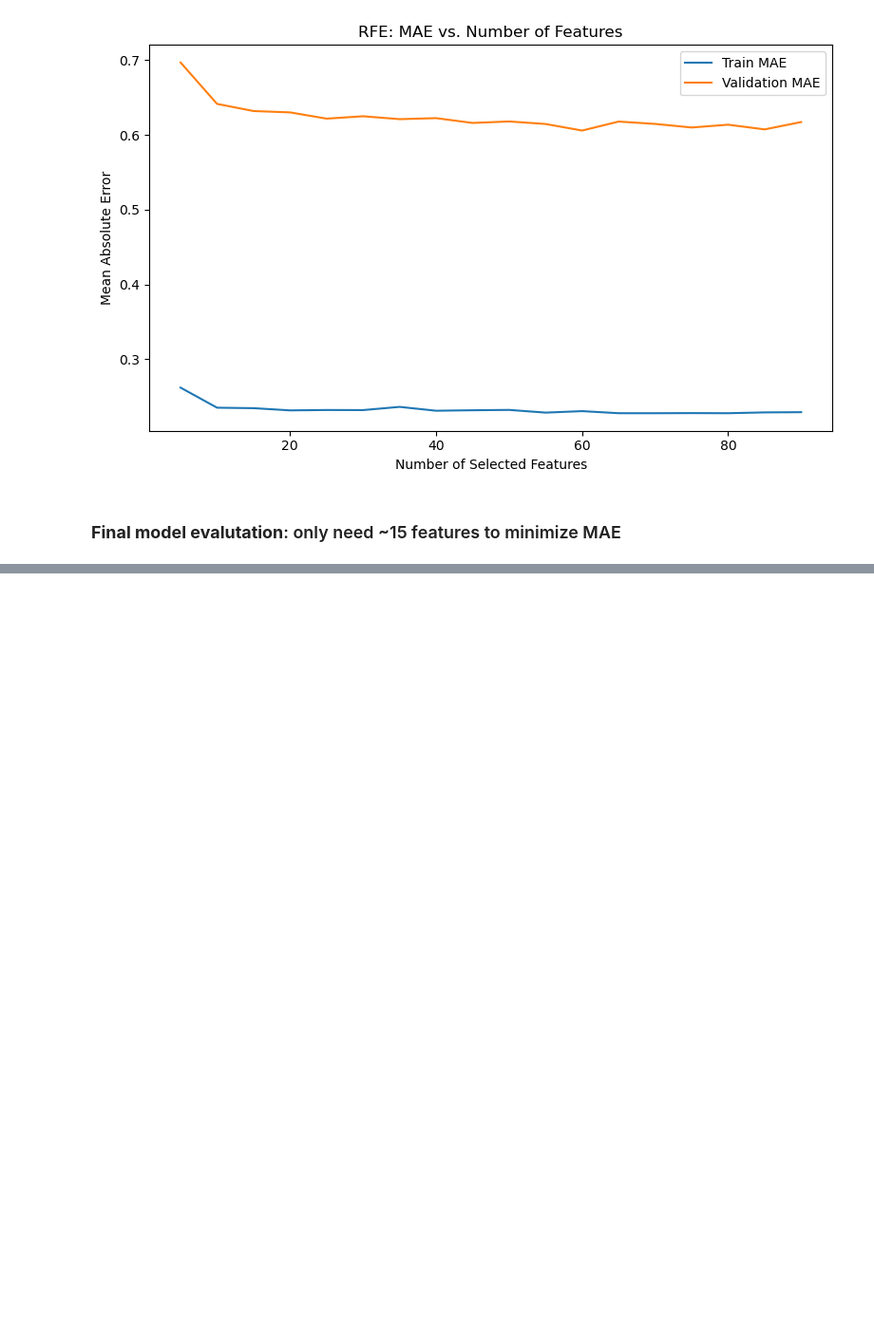
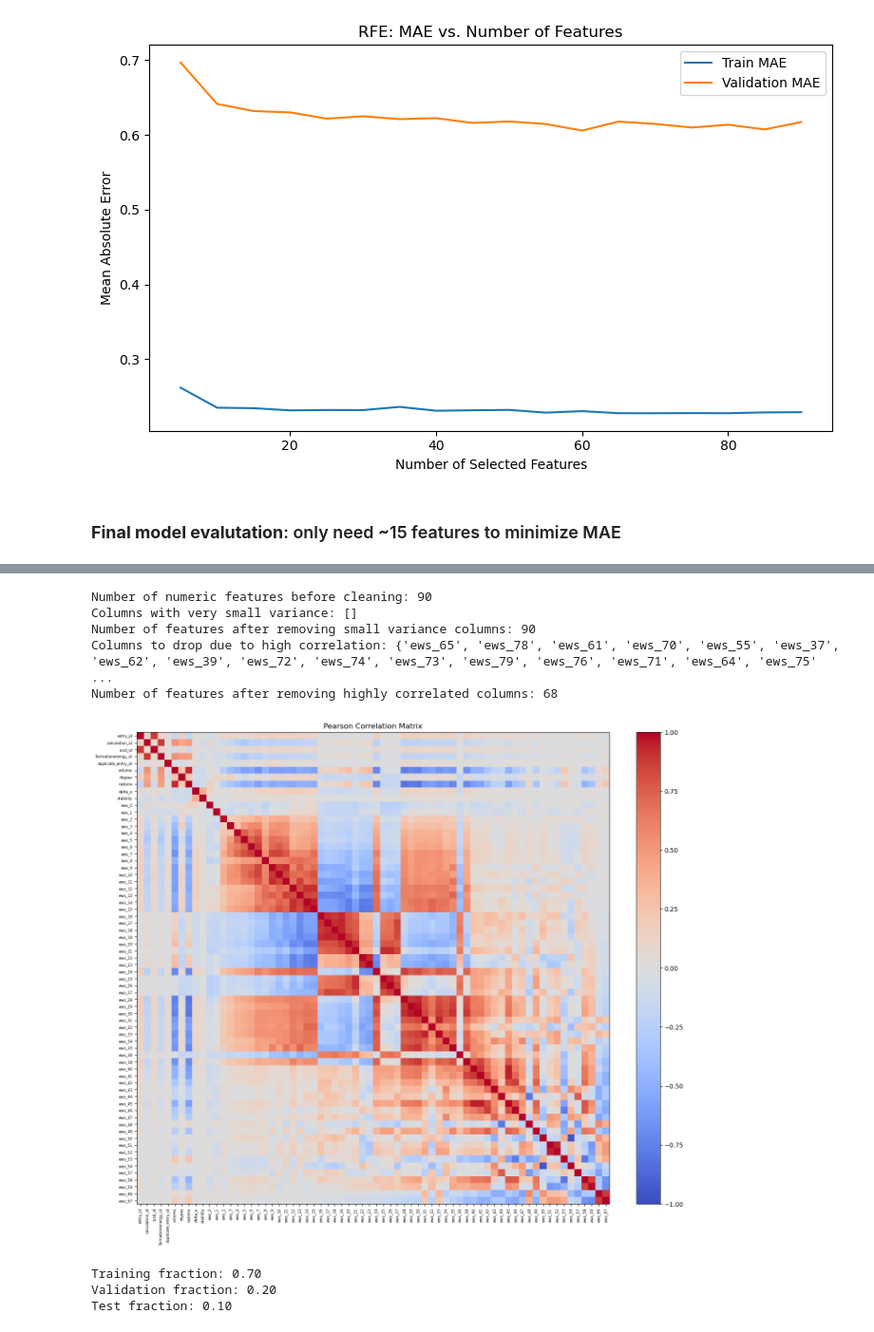
Before and after one commit to coenradtt/ML4MSD-HW-CoenradtT, a Jupyter notebook: Final Project/Final_project_template.ipynb, the cells around one changed output, grey strips where cells are left out. Shown at 95% size. Drawn from its saved outputs; the diff is of its cells as text; code cells hidden in the pictures; blank space fills up the shorter version.

```diff
--- a/Final Project/Final_project_template.ipynb
+++ b/Final Project/Final_project_template.ipynb
@@ -1140,0 +541,3 @@ List of available DScribe featurizers: [link](https://singroup.github.io/dscribe
+# %%
+df_comp1 = df_oxides.copy()
+df_comp1.head()
@@ -1140,0 +621,5 @@ List of available DScribe featurizers: [link](https://singroup.github.io/dscribe
+# %%
+ews_columns = [f'ews_{i}' for i in range(ews_matrices.shape[1])]
+df_featurized_ews = df_structure.copy() #NEED TO COPY DF_STRUCTURE NOT MPIDS
+df_featurized_ews[ews_columns] = pd.DataFrame(ews_matrices, index=df_featurized_ews.index)
+df_featurized_ews.head()
@@ -1140,0 +634,71 @@ List of available DScribe featurizers: [link](https://singroup.github.io/dscribe
+# %%
+import matplotlib.pyplot as plt
+
+y = df_featurized_ews['band_gap']
+X_all_struc = df_featurized_ews.drop(columns=['band_gap', 'structure'])
+
+# Keep only numeric columns
+X_all_struc = X_all_struc.select_dtypes(include=[float, int])
+print("Number of numeric features before cleaning:", X_all_struc.shape[1])
+
+# Identify columns with very small variance and drop them
+small_var_cols_struc = X_all_struc.columns[X_all_struc.var() < 1e-5].tolist()
+print("Columns with very small variance:", small_var_cols_struc)
+X_all_struc = X_all_struc.drop(columns=small_var_cols_struc)
+
+# Compute correlation matrix
+corr_matrix_struc = X_all_struc.corr(method='pearson')
+print("Number of features after removing small variance columns:", X_all_struc.shape[1])
+
+# Remove highly correlated columns
+threshold = 0.99                    #lowered the threshold as a cheap way of eliminating features, lol
+to_drop_struc = set()
+for col in corr_matrix_struc.columns:
+    high_corr_struc = corr_matrix_struc.index[
+        (corr_matrix_struc[col].abs() > threshold) & (corr_matrix_struc.index != col)
+    ]
+    to_drop_struc.update(high_corr_struc)
+print("Columns to drop due to high correlation:", to_drop_struc)
+X_struc = X_all_struc.drop(columns=list(to_drop_struc))
+print("Number of features after removing highly correlated columns:", X_struc.shape[1])
+
+# Plot correlation matrix
+corr_matrix_struc = X_struc.corr(method='pearson')
+plt.figure(figsize=(16, 12))
+im = plt.imshow(corr_matrix_struc, cmap='coolwarm', vmin=-1, vmax=1)
+plt.colorbar(im, fraction=0.046, pad=0.04)
+plt.title('Pearson Correlation Matrix')
+plt.xticks(range(len(corr_matrix_struc.columns)), [str(c) for c in corr_matrix_struc.columns], rotation=90, fontsize=6)
+plt.yticks(range(len(corr_matrix_struc.columns)), [str(c) for c in corr_matrix_struc.columns], fontsize=6)
+plt.tight_layout()
+plt.show()
+# %% [output]
+Number of numeric features before cleaning: 90
+Columns with very small variance: []
+Number of features after removing small variance columns: 90
+Columns to drop due to high correlation: {'ews_65', 'ews_78', 'ews_61', 'ews_70', 'ews_55', 'ews_37', 'ews_62', 'ews_39', 'ews_72', 'ews_74', 'ews_73', 'ews_79', 'ews_76', 'ews_71', 'ews_64', 'ews_75' ...
+Number of features after removing highly correlated columns: 68
+[figure, added]
+# %%
+# SPLIT INTO TRAIN VALIDATION AND TEST
+from sklearn.preprocessing import StandardScaler
+from sklearn.model_selection import train_test_split
+
+scaler = StandardScaler()
+X_scaled = scaler.fit_transform(X_struc)
+
+test_fraction = 0.1
+validation_fraction = 0.2
+X_trainval, X_test, y_trainval, y_test = train_test_split(X_scaled, y,
+                                                          test_size=test_fraction,
+                                                          random_state=17)
+X_train, X_val, y_train, y_val = train_test_split(X_trainval, y_trainval,
+                                                  test_size=validation_fraction/(1-test_fraction),
+                                                  random_state=17)
+print(f"Training fraction: {X_train.shape[0] / X_scaled.shape[0]:.2f}")
+print(f"Validation fraction: {X_val.shape[0] / X_scaled.shape[0]:.2f}")
+print(f"Test fraction: {X_test.shape[0] / X_scaled.shape[0]:.2f}")
+# %% [output]
+Training fraction: 0.70
+Validation fraction: 0.20
+Test fraction: 0.10
```
Also changed, not shown: parts of 61 cells of this notebook.
